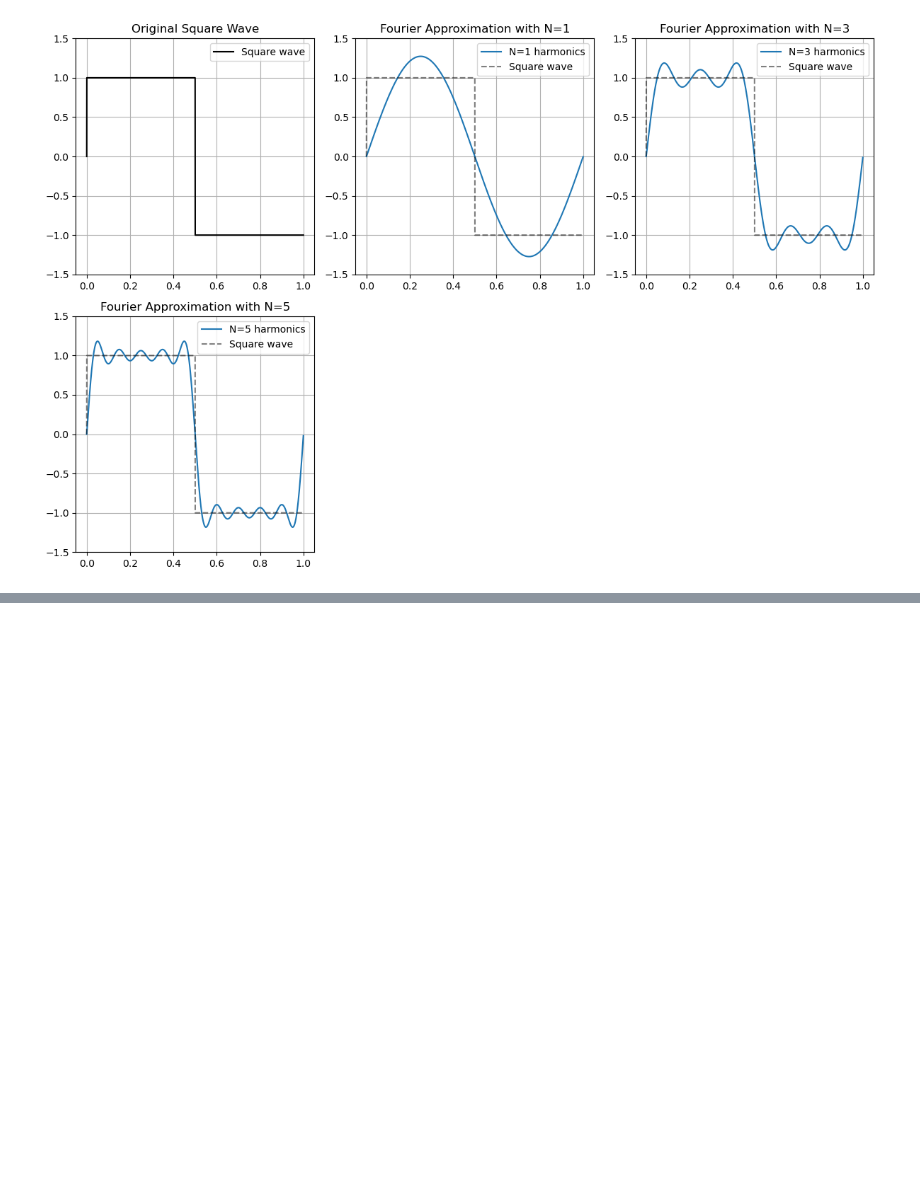
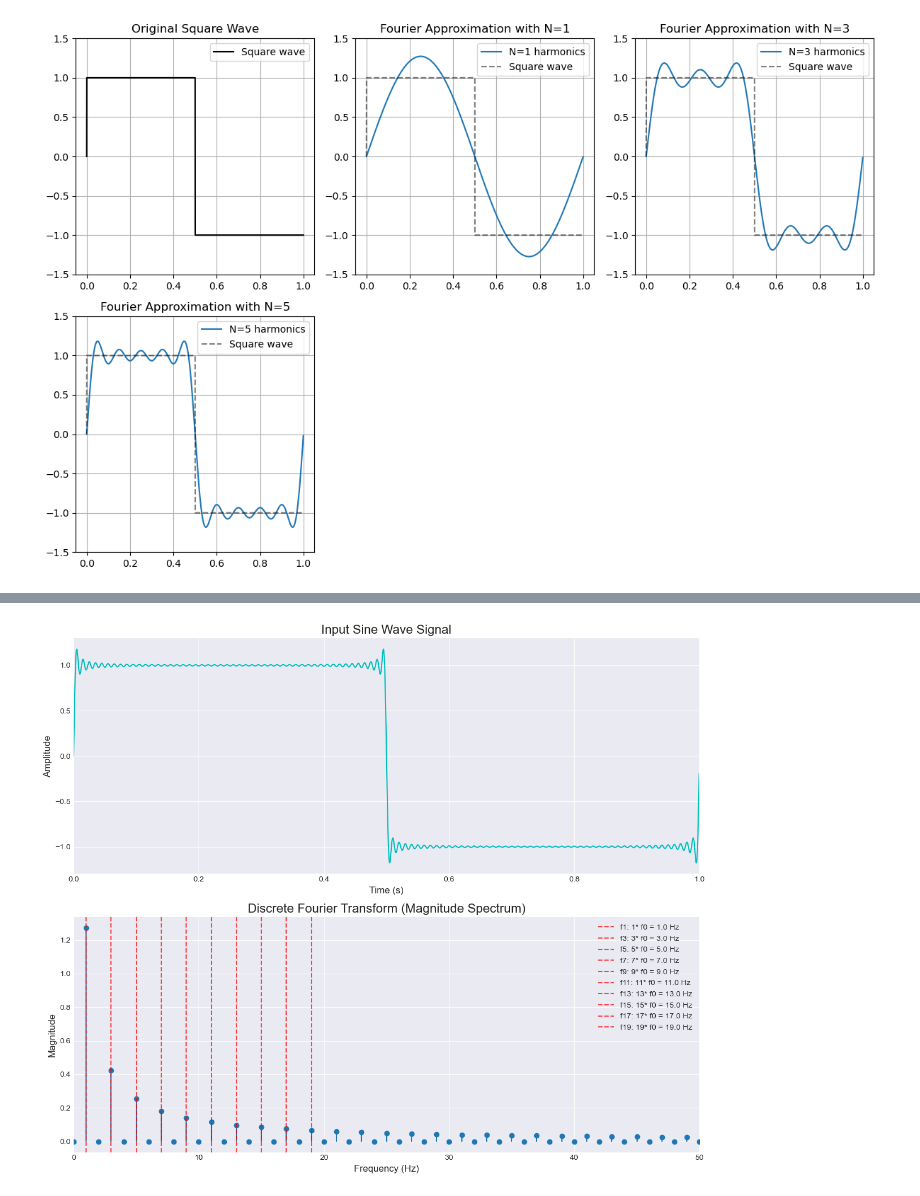
Before and after one commit to LeoS3000/Pattern-Analysis, a Jupyter notebook: DFT/Square_wave_harmonics.ipynb, the cells around one changed output, grey strips where cells are left out. Drawn from its saved outputs; the diff is of its cells as text; code cells hidden in the pictures; blank space fills up the shorter version.

```diff
--- a/DFT/Square_wave_harmonics.ipynb
+++ b/DFT/Square_wave_harmonics.ipynb
@@ -106,31 +111,39 @@ NameError: name 't' is not defined
 # %%
 # Generate the frequency axis for the plot.
 # np. fft. fftfreg returns the DFT sample frequencies.
 # We only need the first half of the frequencies (the positive ones) due to symmetry.
-xf = np .fft.fftfreq(N, d-T/N) [:N//2]
+xf = np.fft.fftfreq(N, d=1/N)[:N//2]
 # We normalize the magnitude by N and multiply by 2 to get the correct amplitude.
-magnitude = 2. 0/N * np abs (dft_result [O:N//2])
-#5. Visualize the Results
-plt style. use('seaborn-vO_8-darkgrid')
-fig, (ax1, ax2) = plt. subplots(2, 1, figsize-(12, 10))
+magnitude = 2.0 / N * np.abs(dft_result[0:N//2])
+# 5. Visualize the Results
+plt.style.use('seaborn-v0_8-darkgrid')
+fig, (ax1, ax2) = plt.subplots(2, 1, figsize=(12, 10))
 # Plot the original time-domain signal
-ax1. plot(t, signal, color='c')
-ax1 set_title( 'Input Sine Wave Signal', fontsize-16) ax1 set_xlabel( 'Time (s)', fontsize=12)
-ax1 set_ylabel( 'Amplitude', fontsize=12)
-ax1. set_xlim(0, 1.0) # Show a few cycles of the sine wave ax1 grid (True)
+ax1.plot(t, signal, color='c')
+ax1.set_title('Input Sine Wave Signal', fontsize=16)
+ax1.set_xlabel('Time (s)', fontsize=12)
+ax1.set_ylabel('Amplitude', fontsize=12)
+ax1.set_xlim(0, 1.0)  # Show a few cycles of the sine wave
+ax1.grid(True)
 # Plot the frequency-domain signal (magnitude of the DFT)
-ax2 stem(xf, magnitude, basefmt=" ")
-ax2. set_title(
-'Discrete Fourier Transform (Magnitude Spectrum)', fontsize=16
-ax2 set _xlabel( 'Frequency (Hz)', fontsize=12) ax2. set_ylabel ('Magnitude', fontsize=12) ax2. set_xlim(0, 50) # Focus on lower frequencies ax2 grid (True)
+ax2.stem(xf, magnitude, basefmt=" ")
+ax2.set_title(
+    'Discrete Fourier Transform (Magnitude Spectrum)', fontsize=16
+)
+ax2.set_xlabel('Frequency (Hz)', fontsize=12)
+ax2.set_ylabel('Magnitude', fontsize=12)
+ax2.set_xlim(0, 50)  # Focus on lower frequencies
+ax2.grid(True)
 # Add vertical lines for the first ten frequencies
-for i in range (20):
-    if i ‹ len(xf) and 1 % 2 = 1: # Only plot odd harmonics
-        ax2. axvline(
+for i in range(20):
+    if i < len(xf) and i % 2 == 1:  # Only plot odd harmonics
+        ax2.axvline(
             xf[i], color='r', linestyle='--', alpha=0.7,
             label=f'f{i}: {i}* f0 = {xf[i]:.1f} Hz'
         )
 # Only show labels for first 3 frequencies to avoid cluttering
 ax2.legend()
 plt.tight_layout()
 plt.show()
+# %% [output]
+[figure, added]
```
Also changed, not shown: parts of 5 cells of this notebook, 2 other files.
